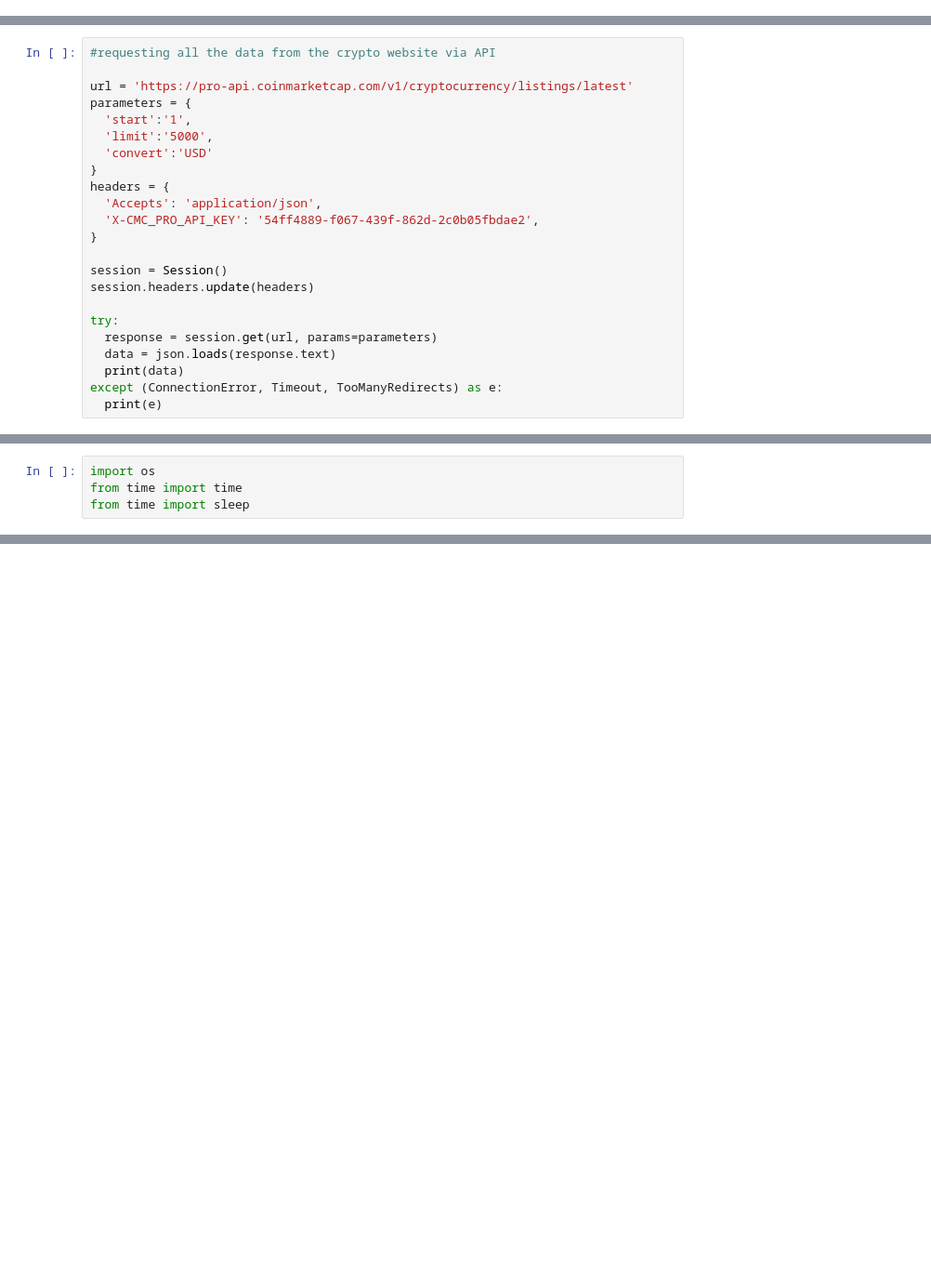
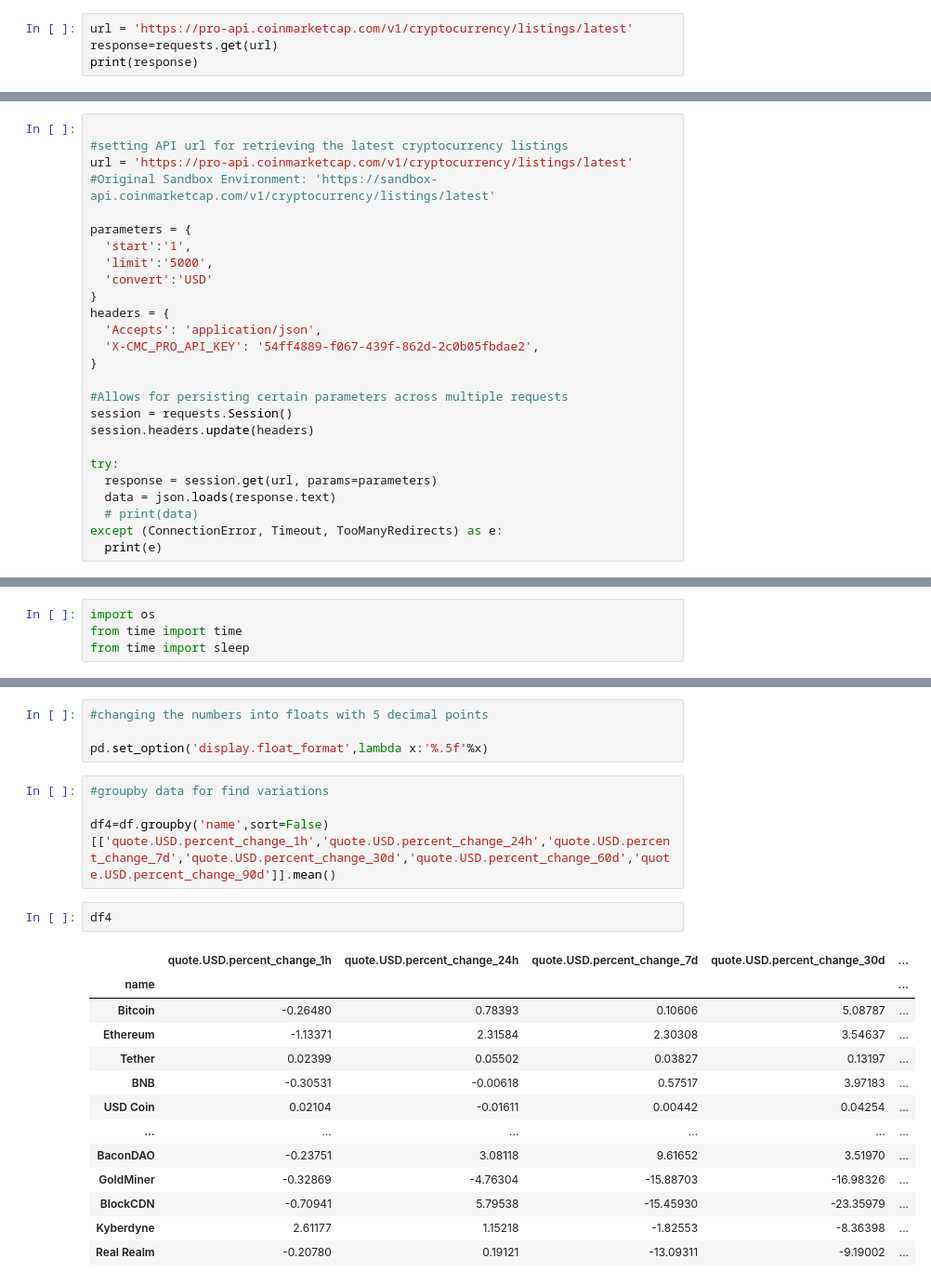
Before and after one commit to TuanMinhaj/Automating-Crypto-Website-API-Pull-Using-Python, a Jupyter notebook: crypto.ipynb, the cells around one changed output, grey strips where cells are left out. Shown: that part at 93% size. Saved outputs shown, nothing was run; the diff lists cells and outputs as text; blank space fills up the shorter version.

```diff
--- a/crypto.ipynb
+++ b/crypto.ipynb
@@ -5,3 +8,7 @@ from requests import Request,Session
 from requests.exceptions import ConnectionError,Timeout,TooManyRedirects
 import json
 import pandas as pd
+# %%
+url = 'https://pro-api.coinmarketcap.com/v1/cryptocurrency/listings/latest'
+response=requests.get(url)
+print(response)
@@ -8,7 +19,9 @@ import pandas as pd
 # %%
-#requesting all the data from the crypto website via API
 
+#setting API url for retrieving the latest cryptocurrency listings
 url = 'https://pro-api.coinmarketcap.com/v1/cryptocurrency/listings/latest'
+#Original Sandbox Environment: 'https://sandbox-api.coinmarketcap.com/v1/cryptocurrency/listings/latest'
+
 parameters = {
   'start':'1',
   'limit':'5000',
@@ -19,13 +32,14 @@ headers = {
   'X-CMC_PRO_API_KEY': '54ff4889-f067-439f-862d-2c0b05fbdae2',
 }
 
-session = Session()
+#Allows for persisting certain parameters across multiple requests
+session = requests.Session()
 session.headers.update(headers)
 
 try:
   response = session.get(url, params=parameters)
   data = json.loads(response.text)
-  print(data)
+  # print(data)
 except (ConnectionError, Timeout, TooManyRedirects) as e:
   print(e)
 # %%
@@ -94,0 +135,24 @@ df3['timestamp'].head(10000)
+# %%
+#changing the numbers into floats with 5 decimal points
+
+pd.set_option('display.float_format',lambda x:'%.5f'%x)
+# %%
+#groupby data for find variations
+
+df4=df.groupby('name',sort=False)[['quote.USD.percent_change_1h','quote.USD.percent_change_24h','quote.USD.percent_change_7d','quote.USD.percent_change_30d','quote.USD.percent_change_60d','quote.USD.percent_change_90d']].mean()
+# %%
+df4
+# %% [output]
+|  | quote.USD.percent_change_1h | quote.USD.percent_change_24h | quote.USD.percent_change_7d | quote.USD.percent_change_30d | ... |
+| name |  |  |  |  | ... |
+| Bitcoin | -0.26480 | 0.78393 | 0.10606 | 5.08787 | ... |
+| Ethereum | -1.13371 | 2.31584 | 2.30308 | 3.54637 | ... |
+| Tether | 0.02399 | 0.05502 | 0.03827 | 0.13197 | ... |
+| BNB | -0.30531 | -0.00618 | 0.57517 | 3.97183 | ... |
+| USD Coin | 0.02104 | -0.01611 | 0.00442 | 0.04254 | ... |
+| ... | ... | ... | ... | ... | ... |
+| BaconDAO | -0.23751 | 3.08118 | 9.61652 | 3.51970 | ... |
+| GoldMiner | -0.32869 | -4.76304 | -15.88703 | -16.98326 | ... |
+| BlockCDN | -0.70941 | 5.79538 | -15.45930 | -23.35979 | ... |
+| Kyberdyne | 2.61177 | 1.15218 | -1.82553 | -8.36398 | ... |
+| Real Realm | -0.20780 | 0.19121 | -13.09311 | -9.19002 | ... |
```
Also changed, not shown: parts of 27 cells of this notebook.
